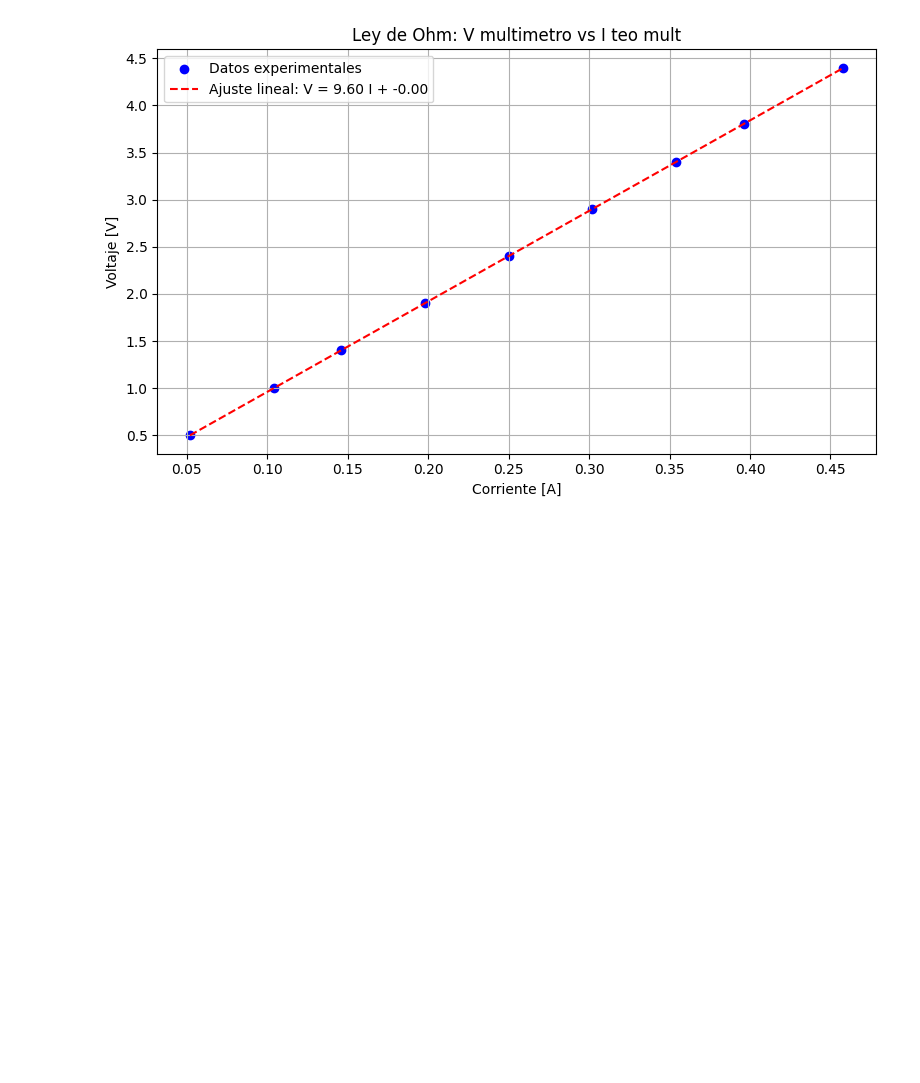
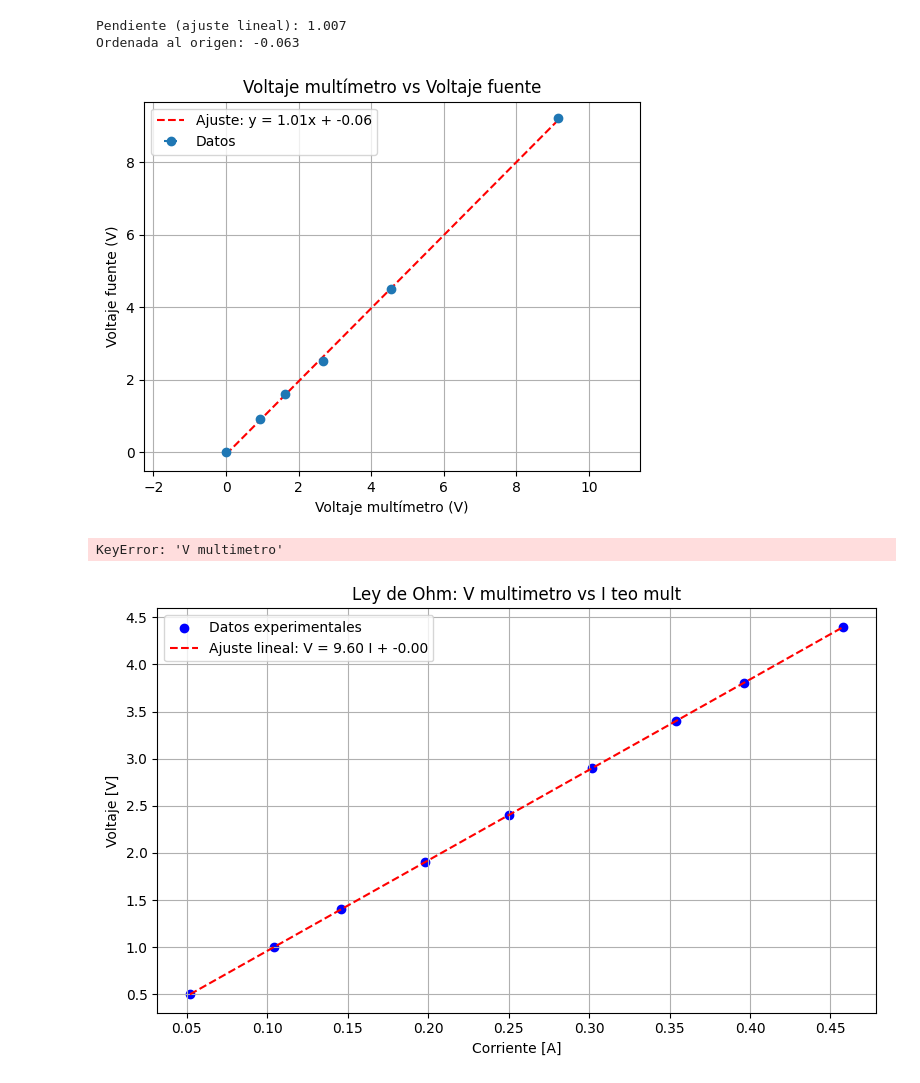
Before and after one commit to damiandistefano/TP1_fisica2, a Jupyter notebook: Experimento 1/src/notebook.ipynb, the cells around one changed output. Drawn from its saved outputs; the diff is of its cells as text; code cells hidden in the pictures; blank space fills up the shorter version.

Commit message:
vmult vs vfuente

```diff
--- a/Experimento 1/src/notebook.ipynb
+++ b/Experimento 1/src/notebook.ipynb
@@ -6,10 +12,19 @@ import numpy as np
 from ley_ohm import graficar_ley_ohm
 from vm_vf import vmult_vs_vfuente
 from limpiarCols import limpiar_columnas
+# %%
+df_volts = pd.read_csv('../datasets/medicionesV.csv')
+vmult_vs_vfuente(df_volts)
+# %% [output]
+Pendiente (ajuste lineal): 1.007
+Ordenada al origen: -0.063
+[figure, added]
 # %%
 # Datasets
-df_1 = pd.read_csv('/Users/damiandistefano/Documents/UDESA/3 año/1 semestre/fisica 2/TP1/Experimento 1/datasets/mediciones1.csv')
+df_1 = pd.read_csv('../datasets/mediciones1.csv')
 df_1 = limpiar_columnas(df_1)
+# %% [output]
+KeyError: 'V multimetro'
 # %%
 
 graficar_ley_ohm(df_1,v_col='V multimetro', i_col='I teo mult')
```
Also changed, not shown: parts of 3 cells of this notebook, 2 other files.
